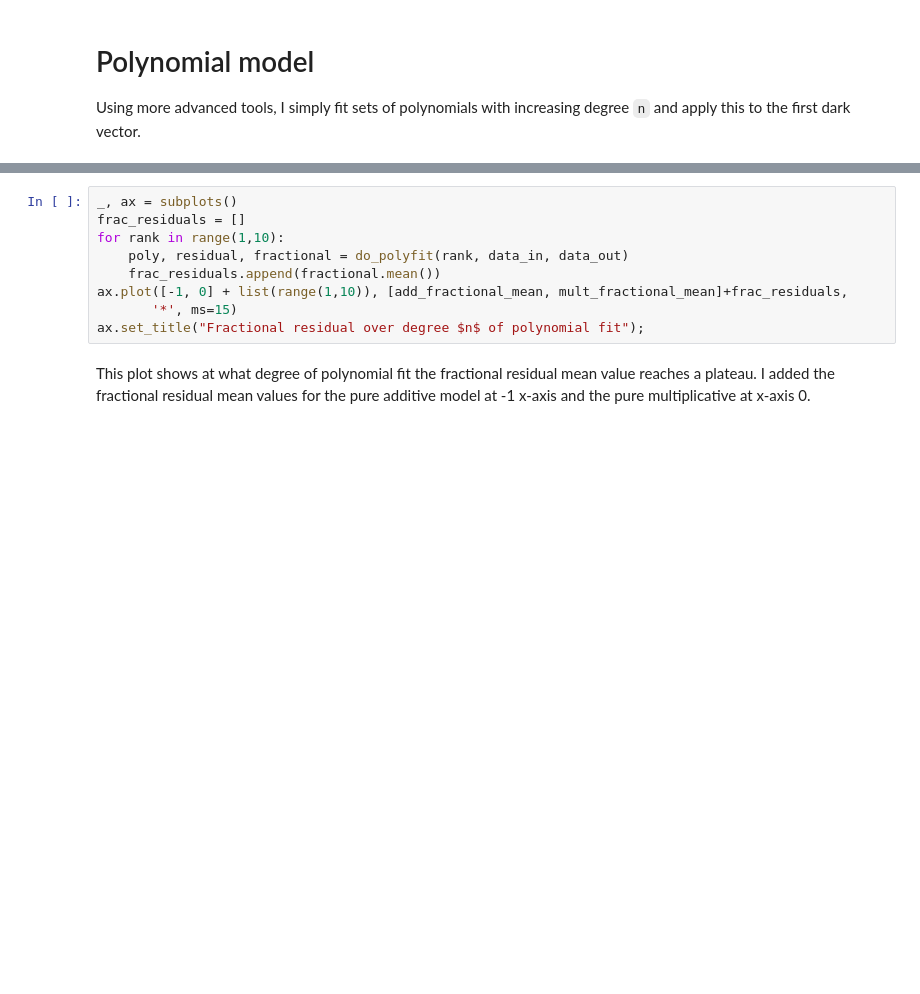
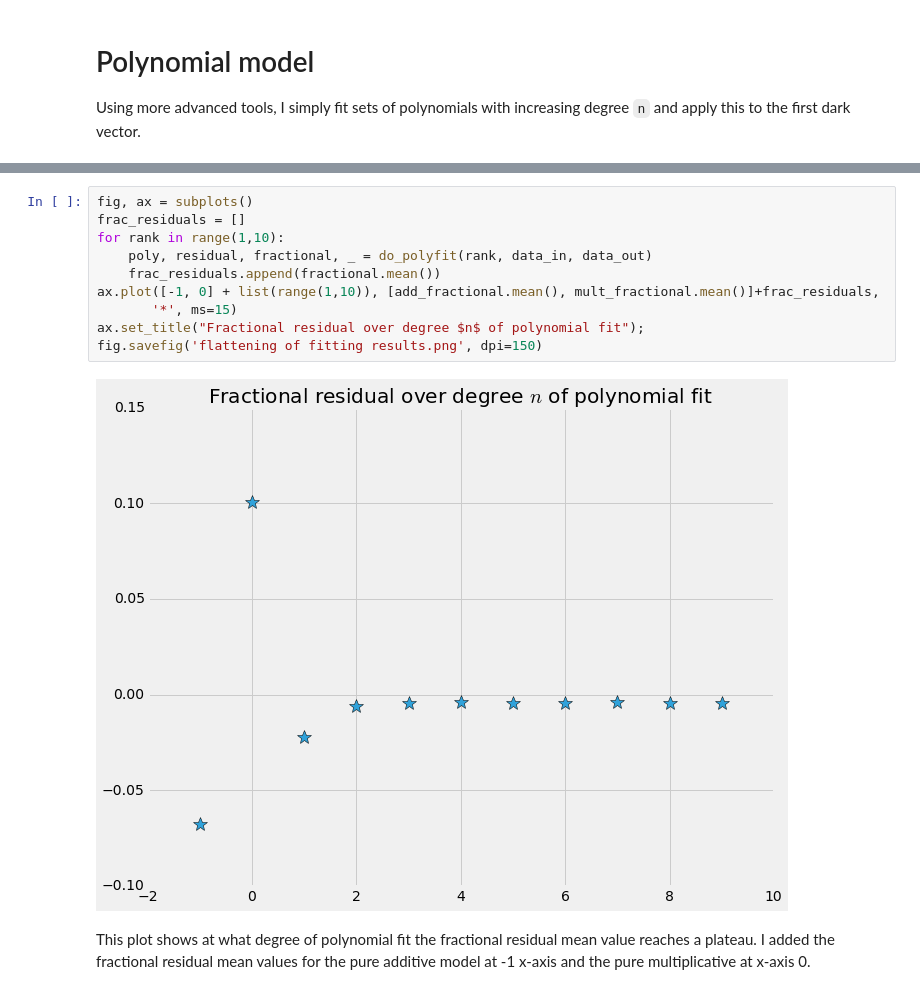
Before and after one commit to michaelaye/iuvs, a Jupyter notebook: notebooks/dark_linear_scaling.ipynb, the cells around one changed output, grey strips where cells are left out. Saved outputs shown, nothing was run; the diff lists cells and outputs as text; blank space fills up the shorter version.

```diff
--- a/notebooks/dark_linear_scaling.ipynb
+++ b/notebooks/dark_linear_scaling.ipynb
@@ -110,12 +136,15 @@ for rank in range(1,4):
 # %%
-_, ax = subplots()
+fig, ax = subplots()
 frac_residuals = []
 for rank in range(1,10):
-    poly, residual, fractional = do_polyfit(rank, data_in, data_out)
+    poly, residual, fractional, _ = do_polyfit(rank, data_in, data_out)
     frac_residuals.append(fractional.mean())
-ax.plot([-1, 0] + list(range(1,10)), [add_fractional_mean, mult_fractional_mean]+frac_residuals,
+ax.plot([-1, 0] + list(range(1,10)), [add_fractional.mean(), mult_fractional.mean()]+frac_residuals,
        '*', ms=15)
 ax.set_title("Fractional residual over degree $n$ of polynomial fit");
+fig.savefig('flattening of fitting results.png', dpi=150)
+# %% [output]
+[figure, added]
 # %% [markdown]
 This plot shows at what degree of polynomial fit the fractional residual mean value reaches a plateau. I added the  fractional residual mean values for the pure additive model at -1 x-axis and the pure multiplicative at x-axis 0.
 # %% [markdown]
```
Also changed, not shown: parts of 7 cells of this notebook, 3 other files.
